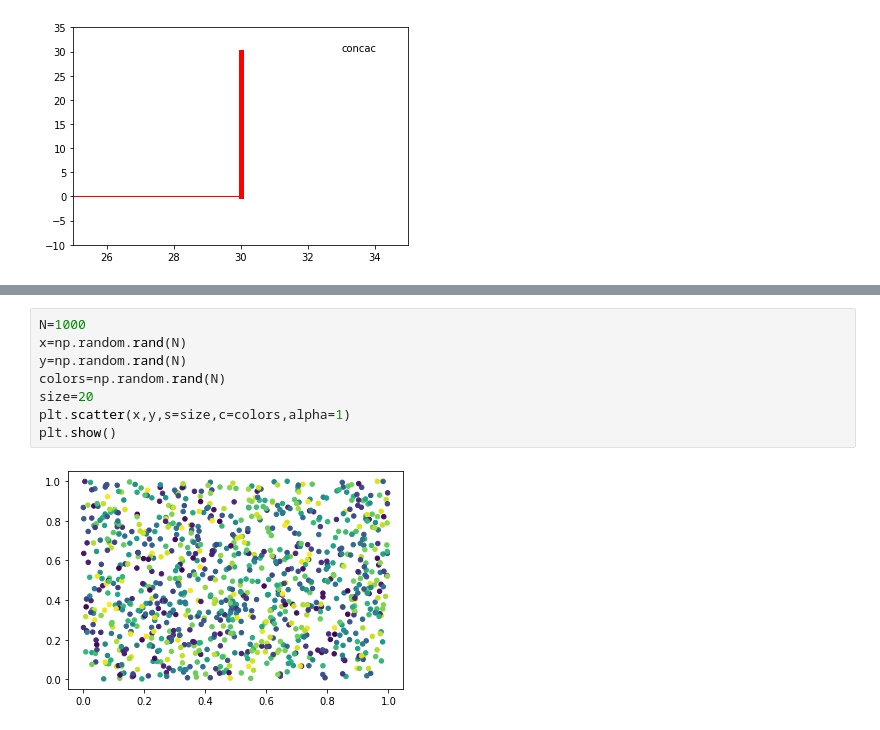
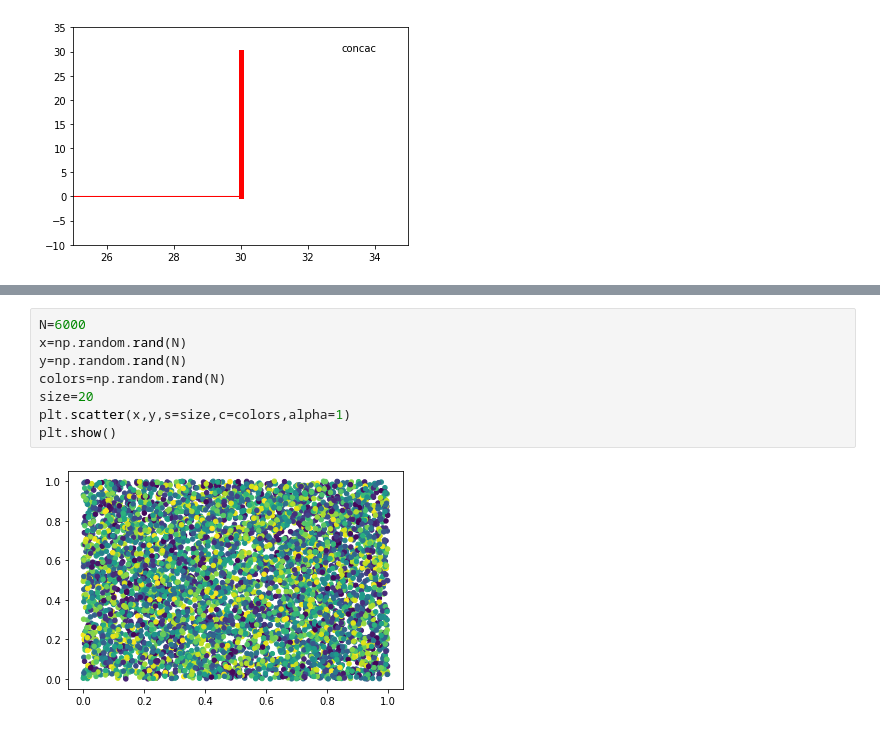
Before and after one commit to VuMaiTuan/20144483-VuMaiTuan, a Jupyter notebook: BUOI2.ipynb, the cells around one changed output, grey strips where cells are left out. Cells and saved outputs as stored; diff of their text form.

```diff
--- a/BUOI2.ipynb
+++ b/BUOI2.ipynb
@@ -155,10 +272,10 @@ plt.show()
 # %%
-N=1000
+N=6000
 x=np.random.rand(N)
 y=np.random.rand(N)
 colors=np.random.rand(N)
 size=20
 plt.scatter(x,y,s=size,c=colors,alpha=1)
 plt.show()
 # %% [output]
-[figure, old version]
+[figure, new version]
```
Also changed, not shown: parts of 14 cells of this notebook.
